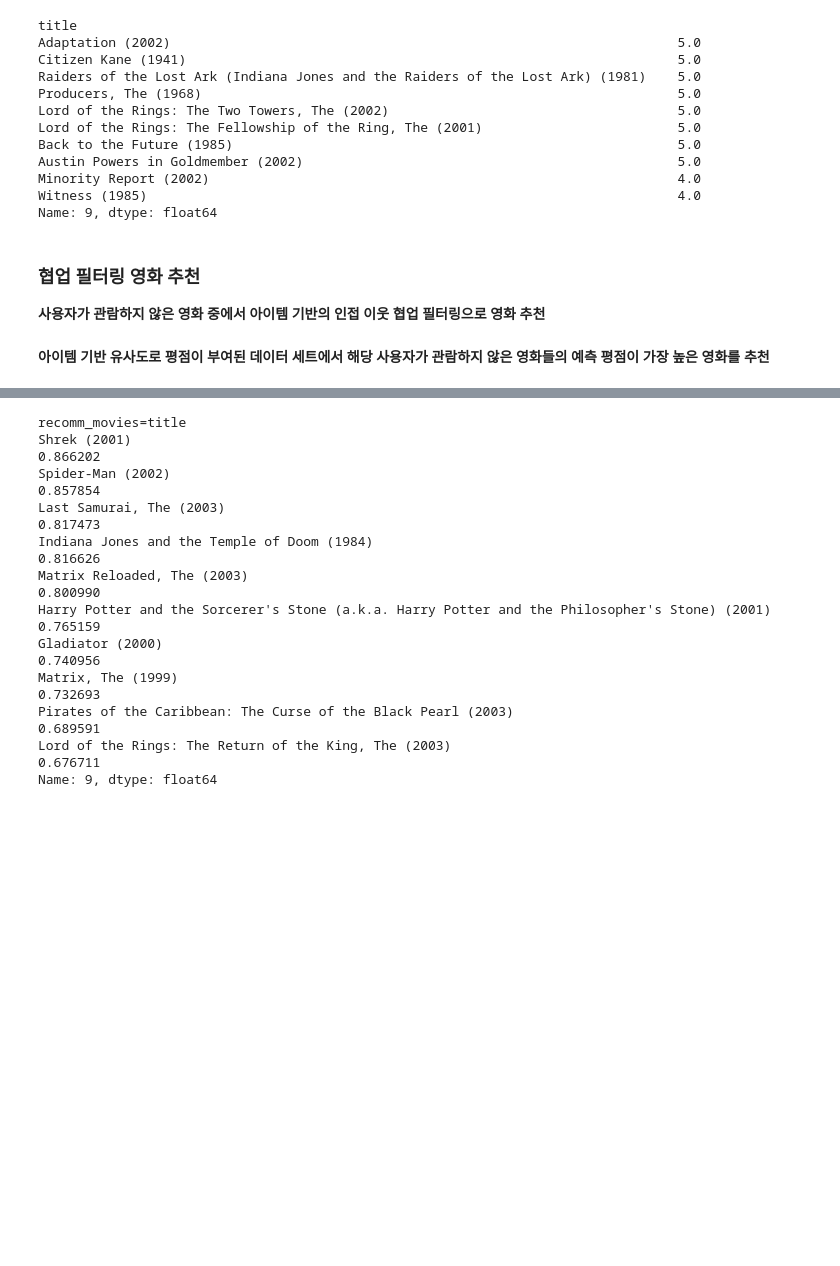
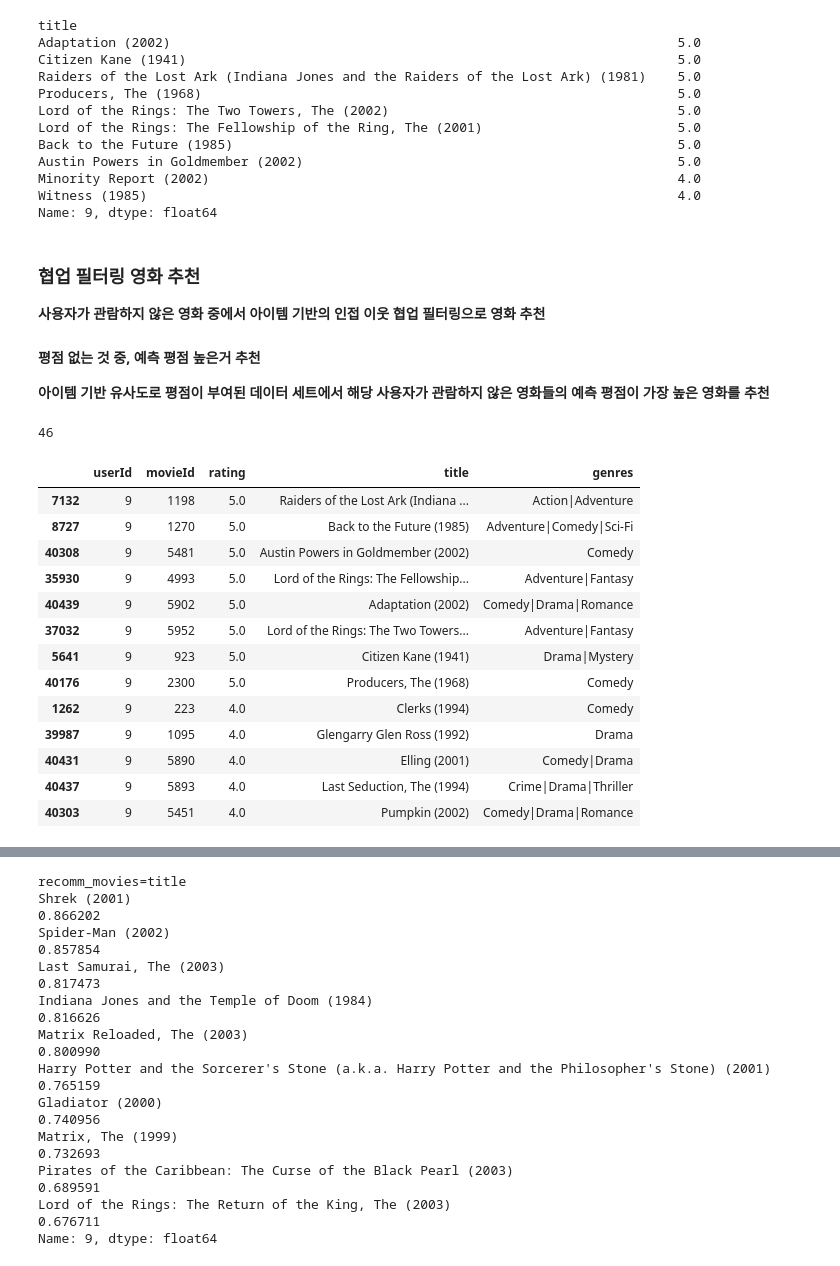
Before and after one commit to netsus/ML_PerfectGuide, a Jupyter notebook: 9장/9.2 아이템 기반 인접 이웃 협업 필터링 실습.ipynb, the cells around one changed output, grey strips where cells are left out. Saved outputs shown, nothing was run; the diff lists cells and outputs as text; code cells hidden in the pictures; blank space fills up the shorter version.

```diff
--- a/9장/9.2 아이템 기반 인접 이웃 협업 필터링 실습.ipynb
+++ b/9장/9.2 아이템 기반 인접 이웃 협업 필터링 실습.ipynb
@@ -291,6 +338,9 @@ Name: 9, dtype: float64
 # %% [markdown]
 ### 협업 필터링 영화 추천
 **사용자가 관람하지 않은 영화 중에서 아이템 기반의 인접 이웃 협업 필터링으로 영화 추천**
+
+#### 평점 없는 것 중, 예측 평점 높은거 추천
+**아이템 기반 유사도로 평점이 부여된 데이터 세트에서 해당 사용자가 관람하지 않은 영화들의 예측 평점이 가장 높은 영화를 추천**
 # %%
 def get_unseen_movies(ratings_matrix, userId):
     # userId로 입력받은 사용자의 모든 영화정보 추출하여 Series로 반환함.
@@ -302,2 +356,0 @@ def get_unseen_movies(ratings_matrix, userId):
-# %% [markdown]
-**아이템 기반 유사도로 평점이 부여된 데이터 세트에서 해당 사용자가 관람하지 않은 영화들의 예측 평점이 가장 높은 영화를 추천**
@@ -310 +357,21 @@ def recomm_movie_by_userid(pred_df, userId, unseen_list, top_n=10):
+# %%
+user9_rating = rating_movies[rating_movies.userId==9].sort_values('rating', ascending=0)
+print(user9_rating.shape[0])
+user9_rating.head(13)
+# %% [output]
+46
+|  | userId | movieId | rating | title | genres |
+| 7132 | 9 | 1198 | 5.0 | Raiders of the Lost Ark (Indiana ... | Action|Adventure |
+| 8727 | 9 | 1270 | 5.0 | Back to the Future (1985) | Adventure|Comedy|Sci-Fi |
+| 40308 | 9 | 5481 | 5.0 | Austin Powers in Goldmember (2002) | Comedy |
+| 35930 | 9 | 4993 | 5.0 | Lord of the Rings: The Fellowship... | Adventure|Fantasy |
+| 40439 | 9 | 5902 | 5.0 | Adaptation (2002) | Comedy|Drama|Romance |
+| 37032 | 9 | 5952 | 5.0 | Lord of the Rings: The Two Towers... | Adventure|Fantasy |
+| 5641 | 9 | 923 | 5.0 | Citizen Kane (1941) | Drama|Mystery |
+| 40176 | 9 | 2300 | 5.0 | Producers, The (1968) | Comedy |
+| 1262 | 9 | 223 | 4.0 | Clerks (1994) | Comedy |
+| 39987 | 9 | 1095 | 4.0 | Glengarry Glen Ross (1992) | Drama |
+| 40431 | 9 | 5890 | 4.0 | Elling (2001) | Comedy|Drama |
+| 40437 | 9 | 5893 | 4.0 | Last Seduction, The (1994) | Crime|Drama|Thriller |
+| 40303 | 9 | 5451 | 4.0 | Pumpkin (2002) | Comedy|Drama|Romance |
 # %%
```
Also changed, not shown: parts of 20 cells of this notebook.
